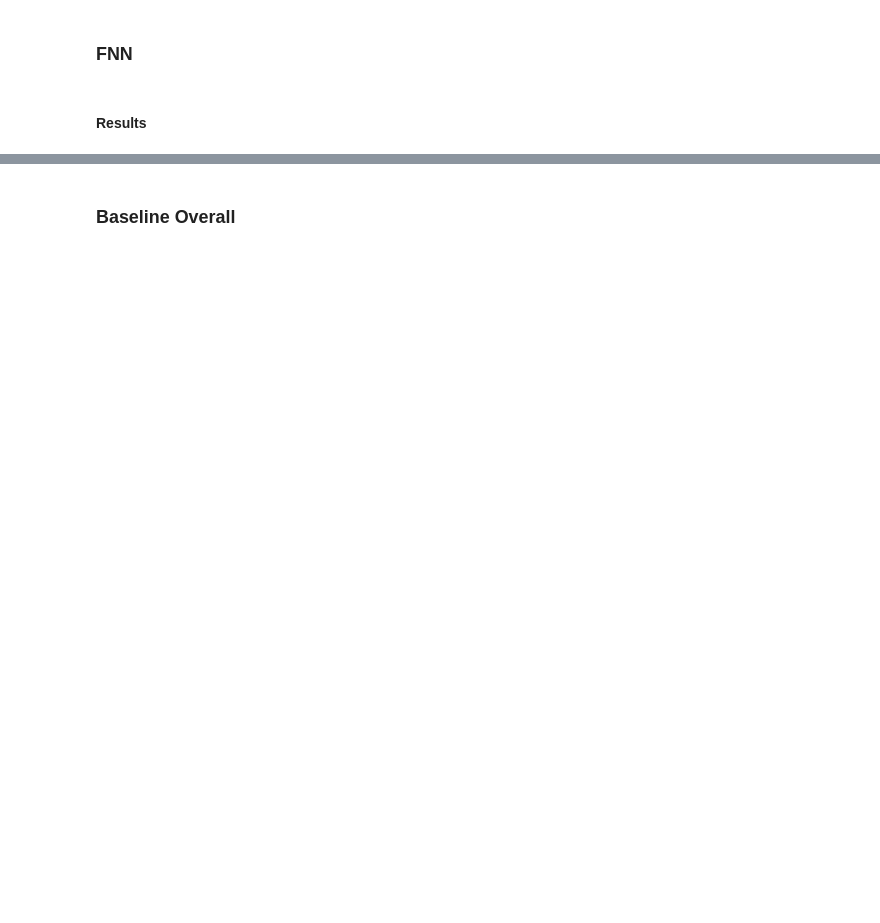
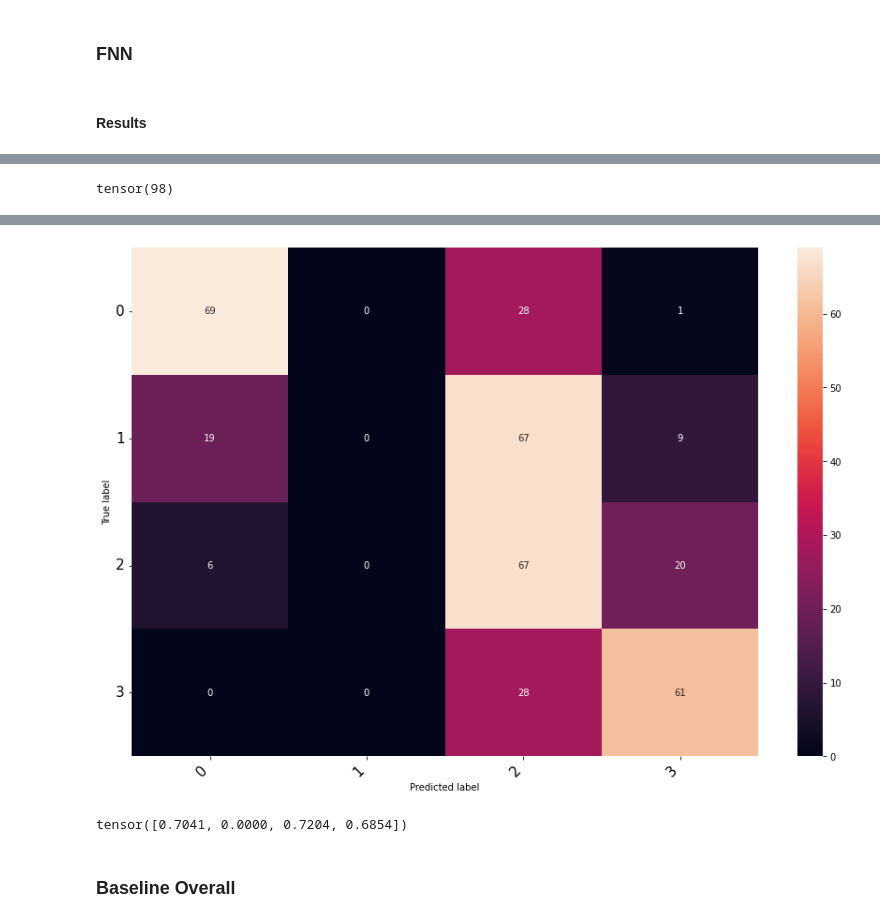
Before and after one commit to vibalcam/gnn-systemic-risk, a Jupyter notebook: notebooks/big_network/models_clas/models_training.ipynb, the cells around one changed output, grey strips where cells are left out. Cells and saved outputs as stored; diff of their text form; code cells hidden in the pictures; blank space fills up the shorter version.

```diff
--- a/notebooks/big_network/models_clas/models_training.ipynb
+++ b/notebooks/big_network/models_clas/models_training.ipynb
@@ -295,2 +388,11 @@ all[sort_idx[0]]['dict']
 # %%
 pretty([all[k]['dict'] for k in sort_idx])
+# %%
+cm = all[sort_idx[0]]['test_cm'][0]
+# %%
+(cm.labels==0).sum()
+# %% [output]
+tensor(98)
+# %%
+cm.visualize()
+# %% [output]
@@ -297,3 +400,8 @@ pretty([all[k]['dict'] for k in sort_idx])
+[figure, added]
+# %%
+cm.class_accuracy
+# %% [output]
+tensor([0.7041, 0.0000, 0.7204, 0.6854])
 # %% [markdown]
 ### Baseline Overall
 # %%
```
Also changed, not shown: parts of 32 cells of this notebook, 2 other files.
